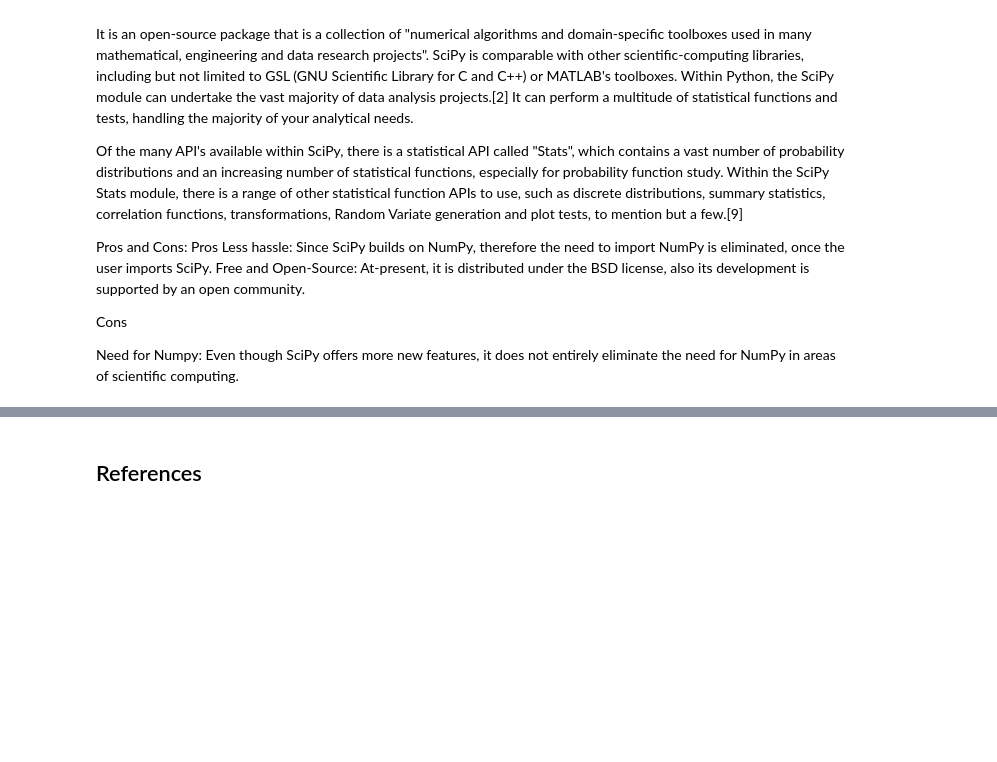
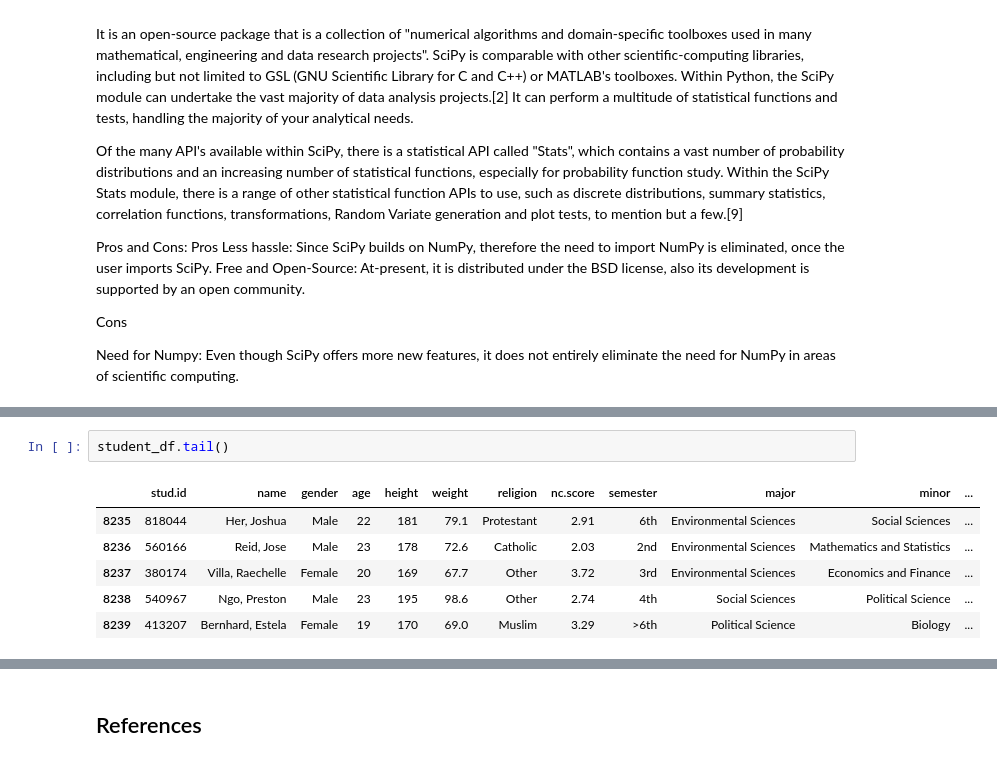
Before and after one commit to Munster2020/HDIP_CSDA_COMP08055, a Jupyter notebook: scipy-stats.ipynb, the cells around one changed output, grey strips where cells are left out. Saved outputs shown, nothing was run; the diff lists cells and outputs as text; blank space fills up the shorter version.

```diff
--- a/scipy-stats.ipynb
+++ b/scipy-stats.ipynb
@@ -81,0 +115,9 @@ groups
+# %%
+student_df.tail()
+# %% [output]
+|  | stud.id | name | gender | age | height | weight | religion | nc.score | semester | major | minor | ... |
+| 8235 | 818044 | Her, Joshua | Male | 22 | 181 | 79.1 | Protestant | 2.91 | 6th | Environmental Sciences | Social Sciences | ... |
+| 8236 | 560166 | Reid, Jose | Male | 23 | 178 | 72.6 | Catholic | 2.03 | 2nd | Environmental Sciences | Mathematics and Statistics | ... |
+| 8237 | 380174 | Villa, Raechelle | Female | 20 | 169 | 67.7 | Other | 3.72 | 3rd | Environmental Sciences | Economics and Finance | ... |
+| 8238 | 540967 | Ngo, Preston | Male | 23 | 195 | 98.6 | Other | 2.74 | 4th | Social Sciences | Political Science | ... |
+| 8239 | 413207 | Bernhard, Estela | Female | 19 | 170 | 69.0 | Muslim | 3.29 | >6th | Political Science | Biology | ... |
```
Also changed, not shown: parts of 45 cells of this notebook.
